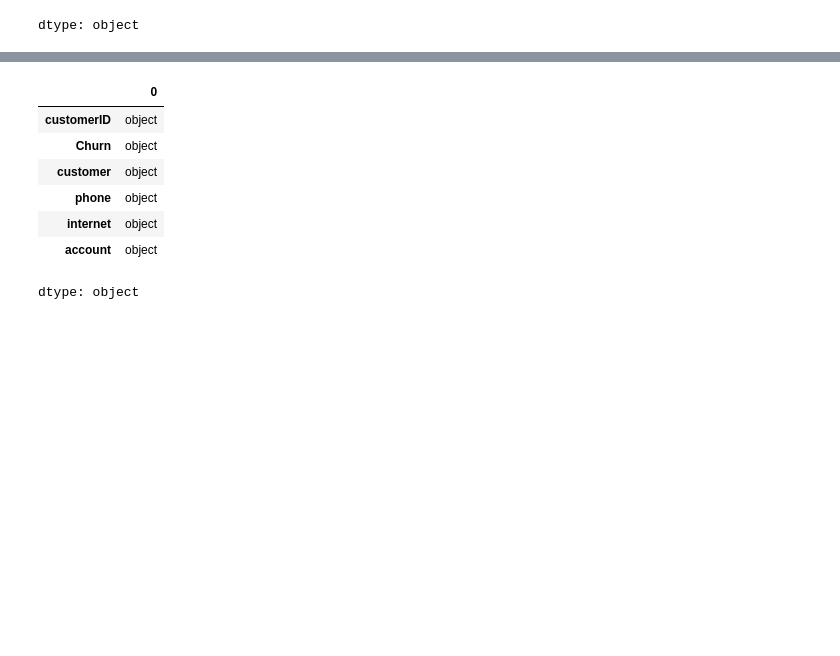
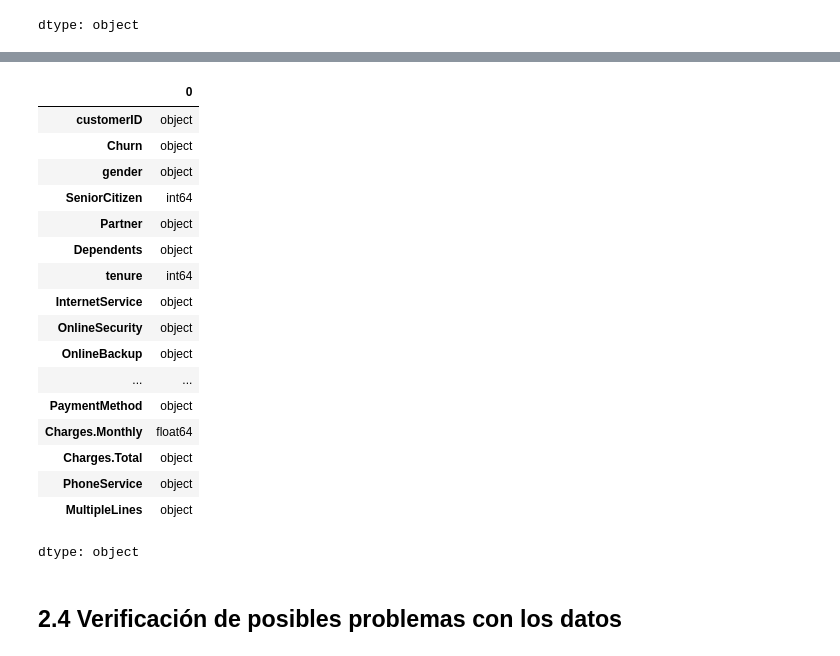
Before and after one commit to marozta/Alura-ONE-2024, a Jupyter notebook: Data_Science_Challenge2_Alura_ONE_G9.ipynb, the cells around one changed output, grey strips where cells are left out. Saved outputs shown, nothing was run; the diff lists cells and outputs as text; code cells hidden in the pictures; blank space fills up the shorter version.

```diff
--- a/Data_Science_Challenge2_Alura_ONE_G9.ipynb
+++ b/Data_Science_Challenge2_Alura_ONE_G9.ipynb
@@ -100,3 +94,0 @@ dtype: object
-# %%
-df = pd.json_normalize(data) # Normalizamos la dataset
-df.head()
@@ -111 +95,12 @@ df.head()
+# %%
+#Extraccion de datos de columnas con diccionarios
+
+df_customer = pd.json_normalize(df['customer'])
+df_internet = pd.json_normalize(df['internet'])
+df_account = pd.json_normalize(df['account'])
+df_phone = pd.json_normalize(df['phone'])
+# %%
+df = pd.concat([df, df_customer, df_internet, df_account, df_phone], axis=1)
+# %%
+datos_expandidos = df.drop(['customer', 'internet', 'account', 'phone'], axis=1)
 # %%
@@ -127,11 +136,23 @@ memory usage: 340.8+ KB
 # %%
-df.dtypes
+datos_expandidos.dtypes
 # %% [output]
 |  | 0 |
 | customerID | object |
 | Churn | object |
-| customer | object |
-| phone | object |
-| internet | object |
-| account | object |
+| gender | object |
+| SeniorCitizen | int64 |
+| Partner | object |
+| Dependents | object |
+| tenure | int64 |
+| InternetService | object |
+| OnlineSecurity | object |
+| OnlineBackup | object |
+| ... | ... |
+| PaymentMethod | object |
+| Charges.Monthly | float64 |
+| Charges.Total | object |
+| PhoneService | object |
+| MultipleLines | object |
 dtype: object
+# %% [markdown]
+## 2.4 Verificación de posibles problemas con los datos
```
Also changed, not shown: parts of 59 cells of this notebook.
